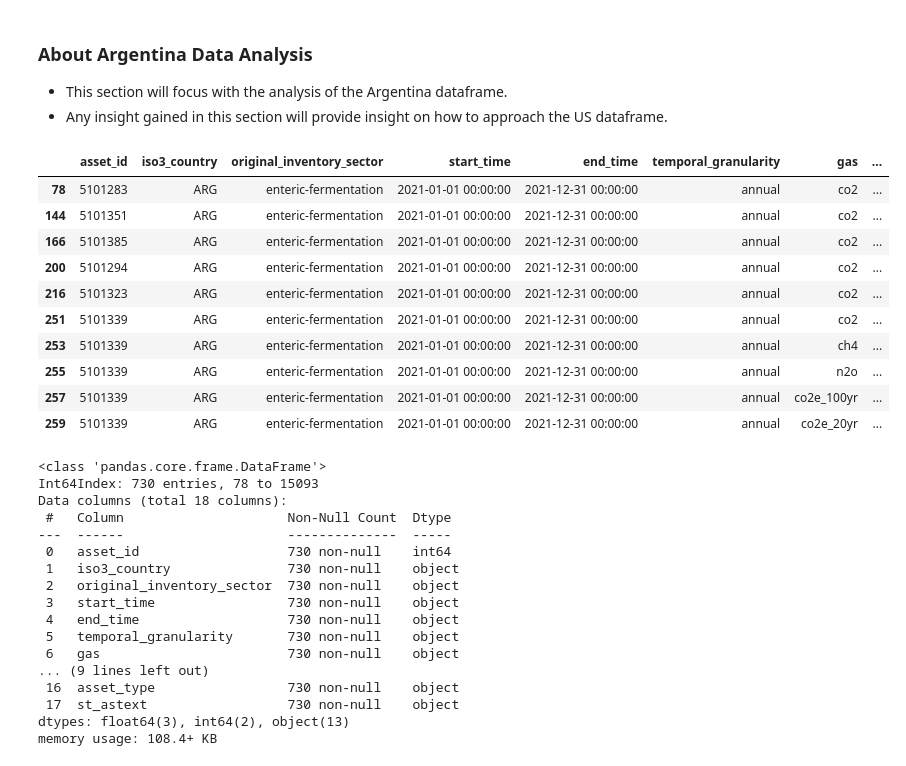
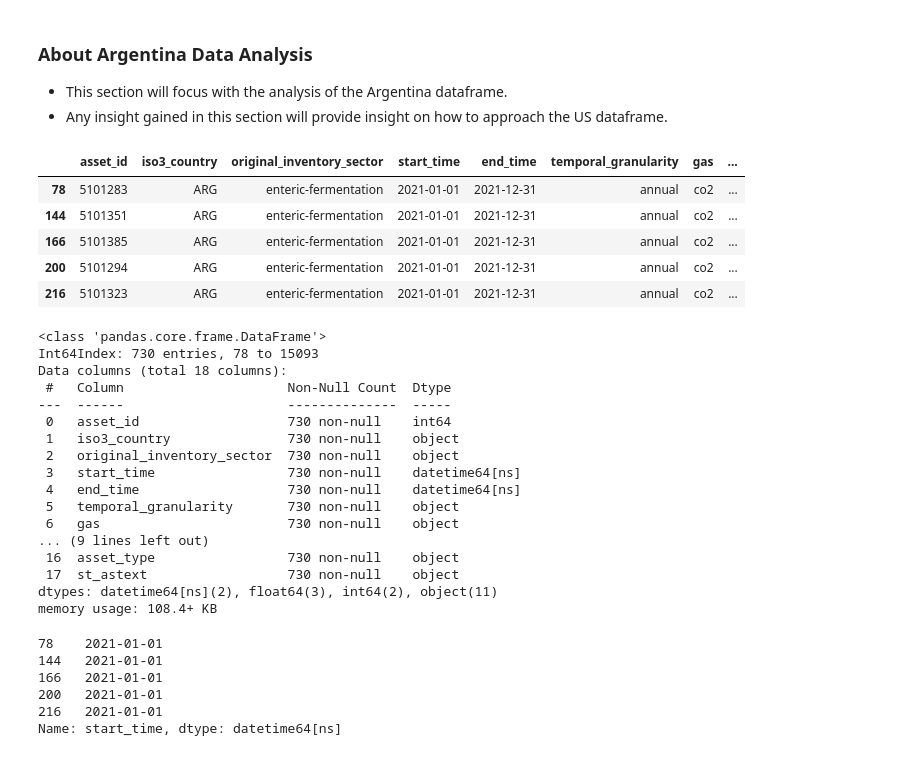
Before and after one commit to MicahNjeru/The-Climate-Initiative, a Jupyter notebook: notebooks/asset_enteric-fermentation_emissions-notebook.ipynb, the cells around one changed output. Saved outputs shown, nothing was run; the diff lists cells and outputs as text; code cells hidden in the pictures.

```diff
--- a/notebooks/asset_enteric-fermentation_emissions-notebook.ipynb
+++ b/notebooks/asset_enteric-fermentation_emissions-notebook.ipynb
@@ -22,7 +22,9 @@ import matplotlib.pyplot as plt
 pd.set_option('display.max_columns', 200)
 # %%
 # Import the csv file and convert it to a pandas data frame
-df = pd.read_csv("../data/agriculture/asset_enteric-fermentation_emissions.csv")
+df = pd.read_csv("../data/agriculture/asset_enteric-fermentation_emissions.csv",
+                 parse_dates=["start_time", "end_time"],
+                 infer_datetime_format=True)
 # %%
 # Show the shape of the data frame (rows, columns)
 # The returned value is the number of rows and columns in the dataframe
@@ -315,19 +317,14 @@ memory usage: 0.0+ bytes
 - Any insight gained in this section will provide insight on how to approach the US dataframe.
 # %%
 # Let's begin refreshing our memory on how the general format of the dataframe looks like using "arg_df"
-arg_df.head(10)
+arg_df.head()
 # %% [output]
 |  | asset_id | iso3_country | original_inventory_sector | start_time | end_time | temporal_granularity | gas | ... |
-| 78 | 5101283 | ARG | enteric-fermentation | 2021-01-01 00:00:00 | 2021-12-31 00:00:00 | annual | co2 | ... |
-| 144 | 5101351 | ARG | enteric-fermentation | 2021-01-01 00:00:00 | 2021-12-31 00:00:00 | annual | co2 | ... |
-| 166 | 5101385 | ARG | enteric-fermentation | 2021-01-01 00:00:00 | 2021-12-31 00:00:00 | annual | co2 | ... |
-| 200 | 5101294 | ARG | enteric-fermentation | 2021-01-01 00:00:00 | 2021-12-31 00:00:00 | annual | co2 | ... |
-| 216 | 5101323 | ARG | enteric-fermentation | 2021-01-01 00:00:00 | 2021-12-31 00:00:00 | annual | co2 | ... |
-| 251 | 5101339 | ARG | enteric-fermentation | 2021-01-01 00:00:00 | 2021-12-31 00:00:00 | annual | co2 | ... |
-| 253 | 5101339 | ARG | enteric-fermentation | 2021-01-01 00:00:00 | 2021-12-31 00:00:00 | annual | ch4 | ... |
-| 255 | 5101339 | ARG | enteric-fermentation | 2021-01-01 00:00:00 | 2021-12-31 00:00:00 | annual | n2o | ... |
-| 257 | 5101339 | ARG | enteric-fermentation | 2021-01-01 00:00:00 | 2021-12-31 00:00:00 | annual | co2e_100yr | ... |
-| 259 | 5101339 | ARG | enteric-fermentation | 2021-01-01 00:00:00 | 2021-12-31 00:00:00 | annual | co2e_20yr | ... |
+| 78 | 5101283 | ARG | enteric-fermentation | 2021-01-01 | 2021-12-31 | annual | co2 | ... |
+| 144 | 5101351 | ARG | enteric-fermentation | 2021-01-01 | 2021-12-31 | annual | co2 | ... |
+| 166 | 5101385 | ARG | enteric-fermentation | 2021-01-01 | 2021-12-31 | annual | co2 | ... |
+| 200 | 5101294 | ARG | enteric-fermentation | 2021-01-01 | 2021-12-31 | annual | co2 | ... |
+| 216 | 5101323 | ARG | enteric-fermentation | 2021-01-01 | 2021-12-31 | annual | co2 | ... |
 # %%
 # Summarize the dataframe to get an overview
 arg_df.info()
@@ -340,12 +337,21 @@ Data columns (total 18 columns):
  0   asset_id                   730 non-null    int64
  1   iso3_country               730 non-null    object
  2   original_inventory_sector  730 non-null    object
- 3   start_time                 730 non-null    object
- 4   end_time                   730 non-null    object
+ 3   start_time                 730 non-null    datetime64[ns]
+ 4   end_time                   730 non-null    datetime64[ns]
  5   temporal_granularity       730 non-null    object
  6   gas                        730 non-null    object
 ... (9 lines left out)
  16  asset_type                 730 non-null    object
  17  st_astext                  730 non-null    object
-dtypes: float64(3), int64(2), object(13)
+dtypes: datetime64[ns](2), float64(3), int64(2), object(11)
 memory usage: 108.4+ KB
+# %%
+arg_df["start_time"].head()
+# %% [output]
+78    2021-01-01
+144   2021-01-01
+166   2021-01-01
+200   2021-01-01
+216   2021-01-01
+Name: start_time, dtype: datetime64[ns]
```
Also changed, not shown: parts of 11 cells of this notebook.
